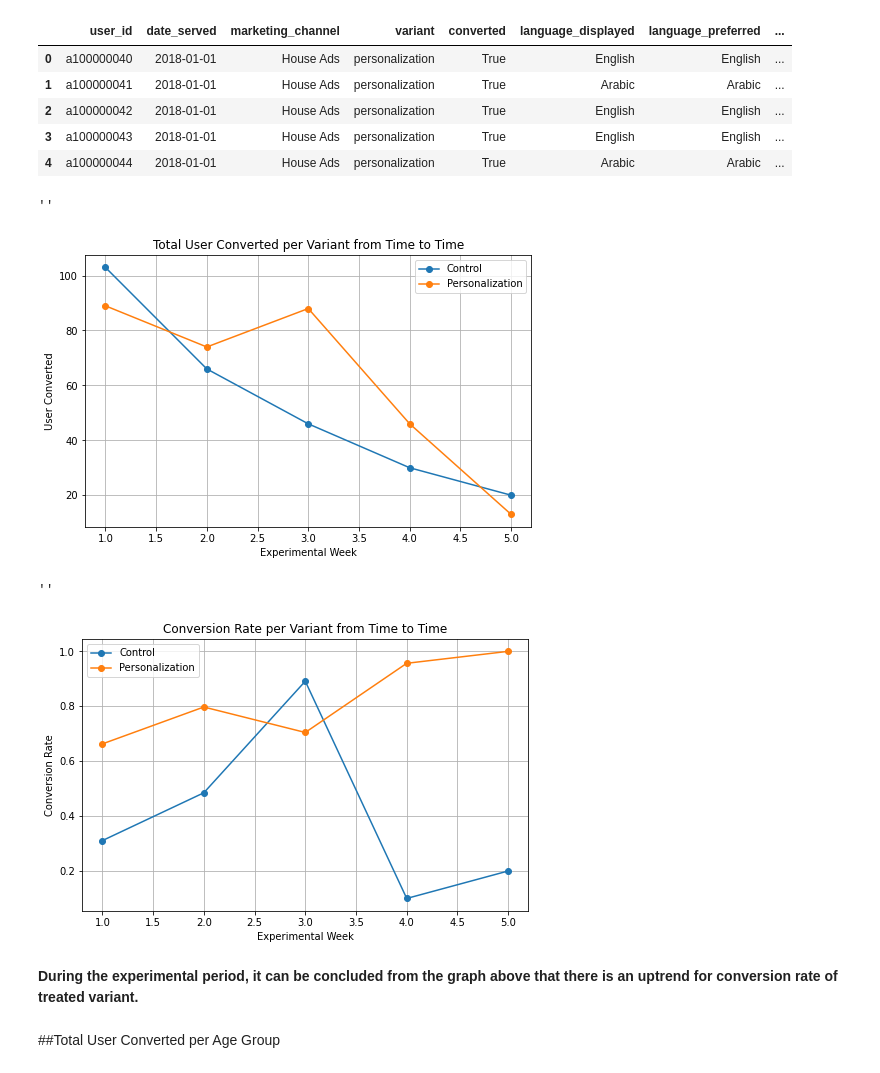
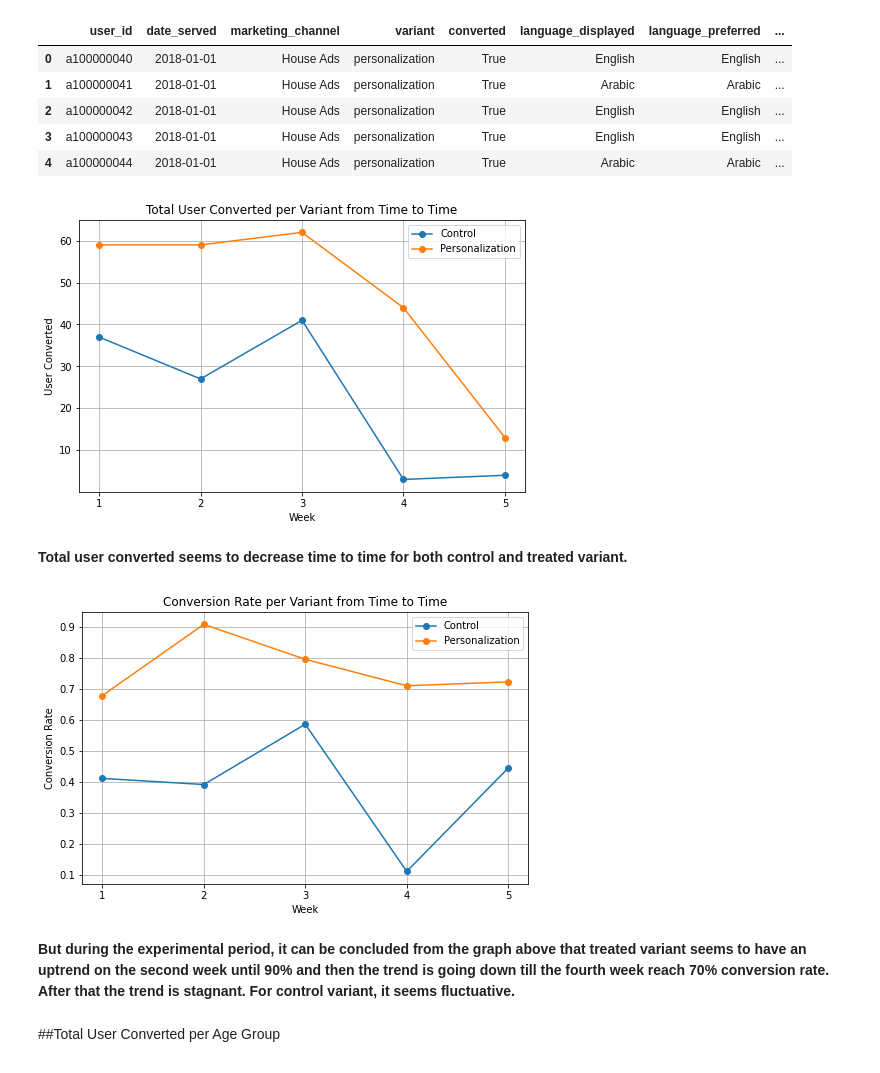
Before and after one commit to mhmmdmin/Assignment, a Jupyter notebook: Muhammad_Amin_Case_Study_A_B_Testing.ipynb, the cells around one changed output. Cells and saved outputs as stored; diff of their text form; code cells hidden in the pictures.

```diff
--- a/Muhammad_Amin_Case_Study_A_B_Testing.ipynb
+++ b/Muhammad_Amin_Case_Study_A_B_Testing.ipynb
@@ -249,7 +247,7 @@ The conversion rate between control and personalization from the plot above seem
 ##Total User Converted per Variant from Time to Time
 # %%
 #Create week based column
-raw_data['week_served'] = raw_data['date_served'].dt.isocalendar().week
+raw_data['week_subscribed'] = raw_data['date_subscribed'].dt.isocalendar().week
 
 raw_data.head()
 # %% [output]
@@ -260,33 +258,33 @@ raw_data.head()
 | 3 | a100000043 | 2018-01-01 | House Ads | personalization | True | English | English | ... |
 | 4 | a100000044 | 2018-01-01 | House Ads | personalization | True | Arabic | Arabic | ... |
 # %%
-pd.pivot_table(raw_data,index="week_served",columns="variant",values="conversion",
-               aggfunc='count').plot(figsize=(8,5), marker='o')
+pd.pivot_table(raw_data,index="week_subscribed",columns="variant",values="conversion",
+               aggfunc='sum').plot(figsize=(8,5), marker='o')
 
 plt.title('Total User Converted per Variant from Time to Time')
 plt.ylabel('User Converted')
-plt.xlabel('Experimental Week')
+plt.xlabel('Week')
 plt.legend(['Control','Personalization'], loc = 0)
-plt.grid(True)
-;
+plt.xticks([1,2,3,4,5])
+plt.grid(True);
 # %% [output]
-''
-[figure, old version]
+[figure, new version]
+# %% [markdown]
+**Total user converted seems to decrease time to time for both control and treated variant.**
 # %%
-pd.pivot_table(raw_data,index="week_served",columns="variant",values="conversion",
+pd.pivot_table(raw_data,index="week_subscribed",columns="variant",values="conversion",
                aggfunc='mean').plot(figsize=(8,5), marker='o')
 
 plt.title('Conversion Rate per Variant from Time to Time')
 plt.ylabel('Conversion Rate')
-plt.xlabel('Experimental Week')
+plt.xlabel('Week')
 plt.legend(['Control','Personalization'], loc = 0)
-plt.grid(True)
-;
+plt.xticks([1,2,3,4,5])
+plt.grid(True);
 # %% [output]
-''
-[figure, old version]
+[figure, new version]
 # %% [markdown]
-**During the experimental period, it can be concluded from the graph above that there is an uptrend for conversion rate of treated variant.**
+**But during the experimental period, it can be concluded from the graph above that treated variant seems to have an uptrend on the second week until 90% and then the trend is going down till the fourth week reach 70% conversion rate. After that the trend is stagnant. For control variant, it seems fluctuative.**
 # %% [markdown]
 ##Total User Converted per Age Group
 # %%
```
Also changed, not shown: parts of 18 cells of this notebook.
